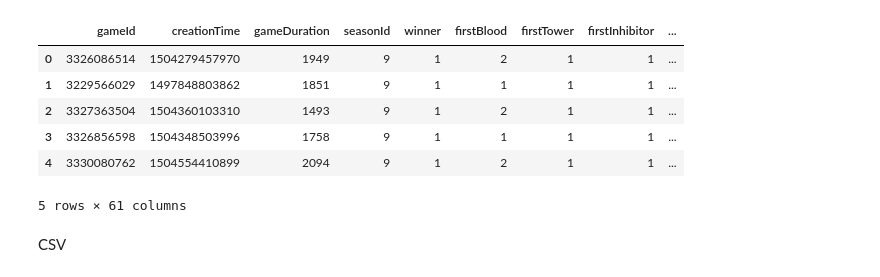
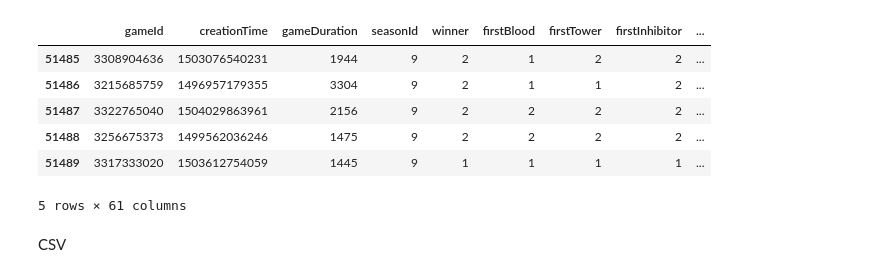
Before and after one commit to ironhack-datalabs/datamex0320, a Jupyter notebook: module-1/web-project/your-code/Project.ipynb, the cells around one changed output. Drawn from its saved outputs; the diff is of its cells as text; code cells hidden in the pictures.

```diff
--- a/module-1/web-project/your-code/Project.ipynb
+++ b/module-1/web-project/your-code/Project.ipynb
@@ -1,22 +1,22 @@
 # %%
 import numpy as np
 import pandas as pd
 import re
 import json
 import requests as req
 import warnings
 warnings.simplefilter('ignore')
 
 df=pd.read_csv('games.csv')  # cargar csv en dataframe
 
-df.head()
+df.tail()
 # %% [output]
 |  | gameId | creationTime | gameDuration | seasonId | winner | firstBlood | firstTower | firstInhibitor | ... |
-| 0 | 3326086514 | 1504279457970 | 1949 | 9 | 1 | 2 | 1 | 1 | ... |
-| 1 | 3229566029 | 1497848803862 | 1851 | 9 | 1 | 1 | 1 | 1 | ... |
-| 2 | 3327363504 | 1504360103310 | 1493 | 9 | 1 | 2 | 1 | 1 | ... |
-| 3 | 3326856598 | 1504348503996 | 1758 | 9 | 1 | 1 | 1 | 1 | ... |
-| 4 | 3330080762 | 1504554410899 | 2094 | 9 | 1 | 2 | 1 | 1 | ... |
+| 51485 | 3308904636 | 1503076540231 | 1944 | 9 | 2 | 1 | 2 | 2 | ... |
+| 51486 | 3215685759 | 1496957179355 | 3304 | 9 | 2 | 1 | 1 | 2 | ... |
+| 51487 | 3322765040 | 1504029863961 | 2156 | 9 | 2 | 2 | 2 | 2 | ... |
+| 51488 | 3256675373 | 1499562036246 | 1475 | 9 | 2 | 2 | 2 | 2 | ... |
+| 51489 | 3317333020 | 1503612754059 | 1445 | 9 | 1 | 1 | 1 | 1 | ... |
 5 rows × 61 columns
 # %% [markdown]
 CSV
```
